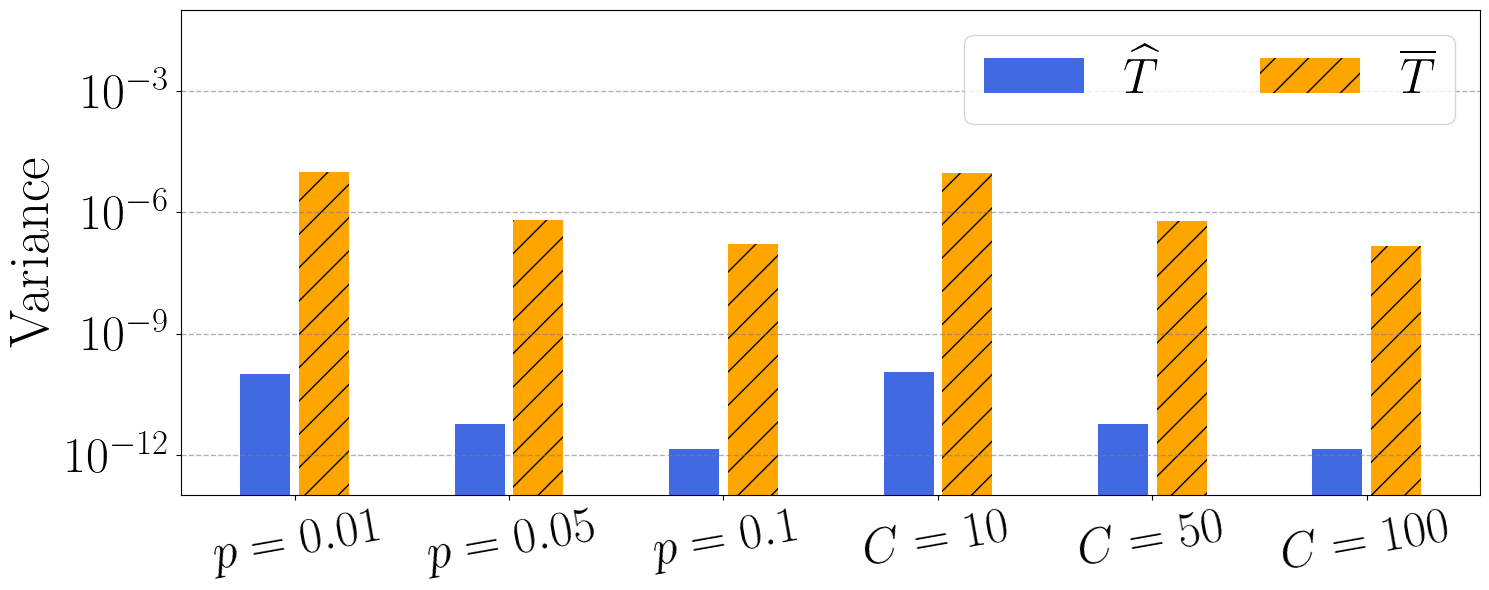
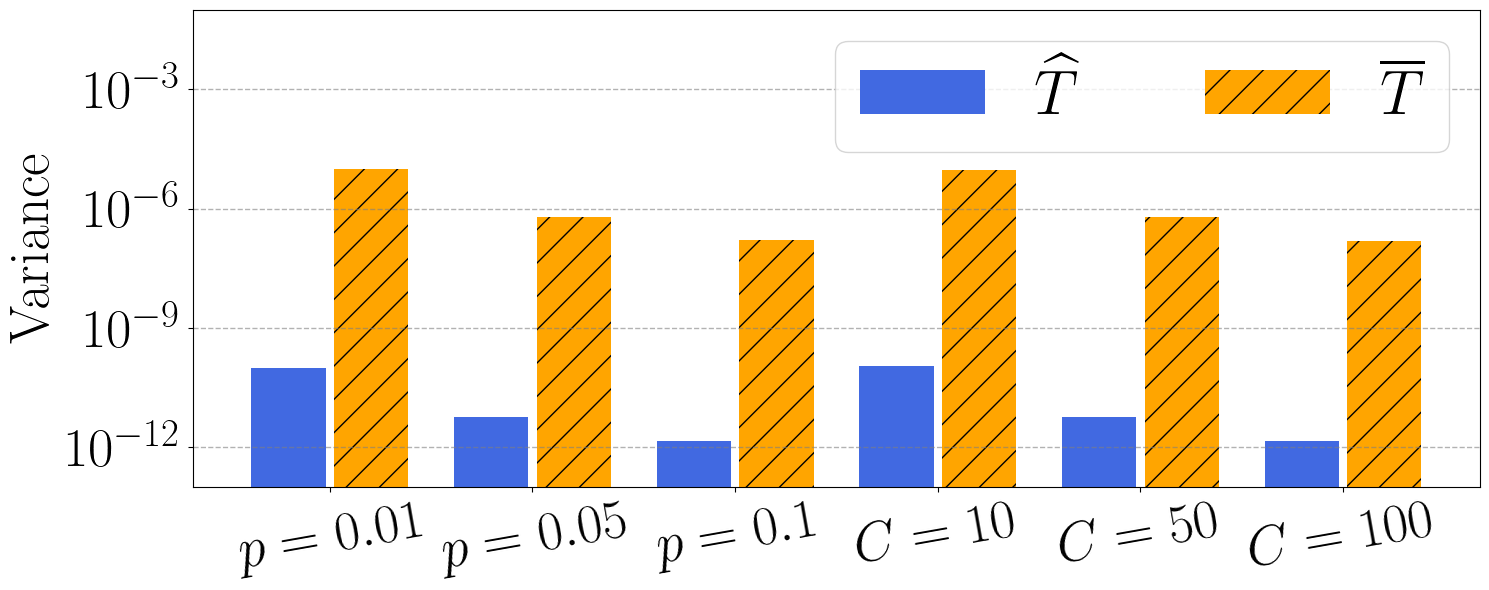
Code edit (unified diff) that turned the first committed figure into the second:
--- before
+++ after
@@ -3,5 +3,5 @@
 categories = ['$p=0.01$', '$p=0.05$', '$p=0.1$', '$C=10$', '$C=50$', '$C=100$']
 
-bar_width = 0.35
+bar_width = 0.55
 bar_offset = 0.03
 
@@ -14,16 +14,16 @@
 
 ax.set_xticks(x)
-ax.set_xticklabels(categories, fontsize=36, rotation=10)
+ax.set_xticklabels(categories, fontsize=40, rotation=10)
 
 plt.ylabel(r"$\mathrm{Variance}$", fontsize=40)
 plt.yscale('log')
-plt.yticks(fontsize=36)
+plt.yticks(fontsize=40)
 #ax.yaxis.set_major_formatter(NullFormatter()) 
 #ax.yaxis.set_minor_formatter(NullFormatter())
 plt.ylim(1e-13, 1e-1)
 ax.set_yticks([1e-12, 1e-9, 1e-6, 1e-3])
-ax.set_yticklabels([r'$10^{-12}$', r'$10^{-9}$', r'$10^{-6}$', r'$10^{-3}$'], fontsize=36)
+ax.set_yticklabels([r'$10^{-12}$', r'$10^{-9}$', r'$10^{-6}$', r'$10^{-3}$'], fontsize=40)
 
-plt.legend(fontsize=36, ncol=2)
+plt.legend(fontsize=45, ncol=2)
 #plt.title(r"$\mathrm{Variance}$", fontsize=36)
 

Commit: revise figs